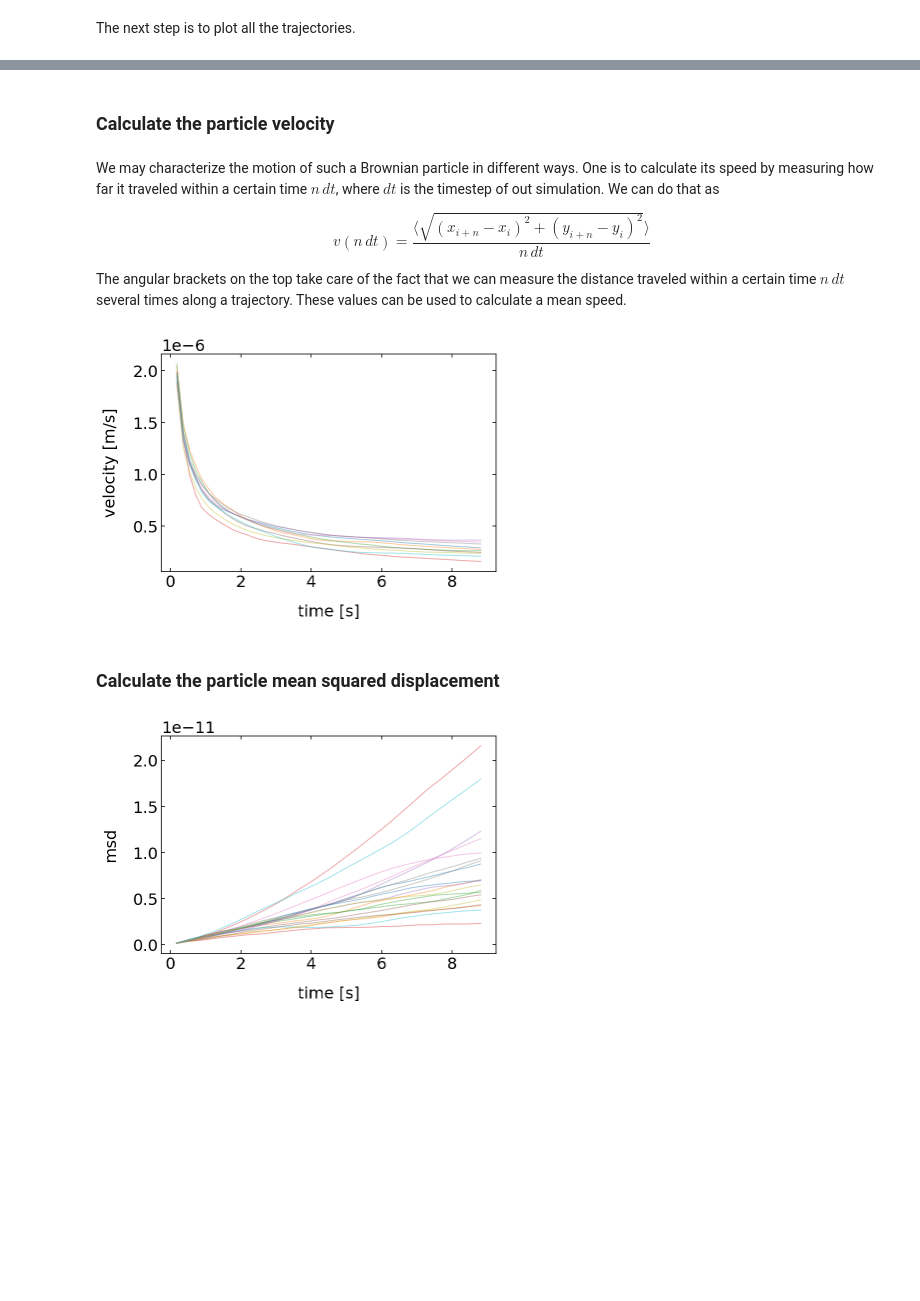
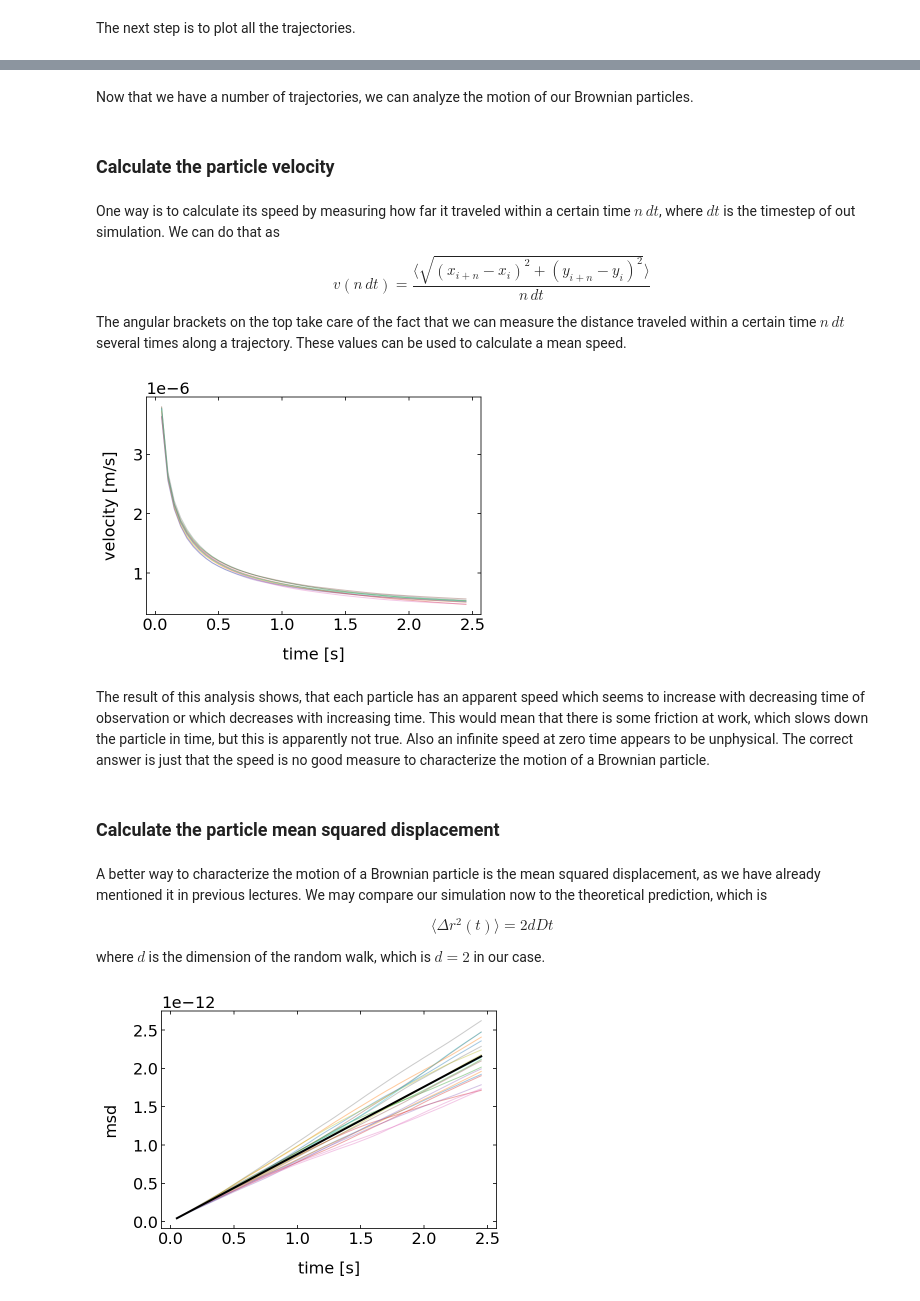
Before and after one commit to fcichos/website, a Jupyter notebook: docs/notebooks/L4/2_brownian_motion.ipynb, the cells around one changed output, grey strips where cells are left out. Cells and saved outputs as stored; diff of their text form; code cells hidden in the pictures; blank space fills up the shorter version.

Commit message:
Lecture 4 update

```diff
--- a/docs/notebooks/L4/2_brownian_motion.ipynb
+++ b/docs/notebooks/L4/2_brownian_motion.ipynb
@@ -81,37 +101,26 @@ class Colloid:
     def __init__(self,R, x0=0, y0=0):
         # add initialisation code here
         self.R=R
-        self.x=[]
-        self.y=[]
-        self.x.append(x0)
-        self.y.append(y0)
+        self.x=[x0]
+        self.y=[y0]
         Colloid.number=Colloid.number+1
         self.index=Colloid.number
         self.D=Colloid.f/self.R
 
-
-    # method to return the name
-    def get_size(self):
-        return(self.R)
-
-
     def get_D(self):
         return(self.D)
 
-    def sim_traj(self,N,dt):
-        sigma=np.sqrt(2*self.D*dt)
-        self.x,self.y=[(sigma*np.random.randn(N)).cumsum(),(sigma*np.random.randn(N)).cumsum()]
+    def sim_trajectory(self,N,dt):
+        for i in range(N):
+            self.update(dt)
 
     def update(self,dt):
         self.x.append(self.x[-1]+np.random.normal(0.0, np.sqrt(2*self.D*dt)))
         self.y.append(self.y[-1]+np.random.normal(0.0, np.sqrt(2*self.D*dt)))
-
-
+        return(self.x[-1],self.y[-1])
 
     def get_trajectory(self):
         return(pd.DataFrame({'x':self.x,'y':self.y}))
-
-
 
     # class method accessing a class variable
     @classmethod
@@ -131,11 +140,11 @@ With the help of this Colloid class, we would like to carry out simulations of B
 * start all at 0,0
 * particle objects should be stored in a list p_list
 # %%
-N=200 # the number of trajectory points
+N=2000 # the number of trajectory points
 n=200# the number of particles
 
 p_list=[]
-dt=0.18
+dt=0.05
 
 # creating all objects
 for i in range(n):
@@ -143,7 +152,7 @@ for i in range(n):
 
 
 for (index,p) in enumerate(p_list):
-    p.sim_traj(N,0.18)
+    p.sim_trajectory(N,dt)
 # %%
 print(p_list[0])
 # %% [output]
@@ -173,7 +182,9 @@ plt.show()
+# %% [markdown]
+Now that we have a number of trajectories, we can analyze the motion of our Brownian particles.
 # %% [markdown]
 ### Calculate the particle velocity
 # %% [markdown]
-We may characterize the motion of such a Brownian particle in different ways. One is to calculate its speed by measuring how far it traveled within a certain time $n\, dt$, where $dt$ is the timestep of out simulation. We can do that as
+One way is to calculate its speed by measuring how far it traveled within a certain time $n\, dt$, where $dt$ is the timestep of out simulation. We can do that as
 
 \begin{equation}
     v(n\, dt)=\frac{\langle\sqrt{(x_{i+n}-x_{i})^2+(y_{i+n}-y_{i})^2}\rangle}{n\,dt}
@@ -185,26 +196,38 @@ time=np.array(range(1,50))*dt
 
 for j in range(10):
     t=p_list[j].get_trajectory()
-    msd=[np.mean(np.sqrt(t.x.diff(i)**2+t.y.diff(i)**2)) for i in range(1,50)]
-    msd=msd/time
-    plt.plot(time,msd,alpha=0.4)
+    md=[np.mean(np.sqrt(t.x.diff(i)**2+t.y.diff(i)**2)) for i in range(1,50)]
+    md=md/time
+    plt.plot(time,md,alpha=0.4)
 
 plt.ylabel('velocity [m/s]')
 plt.xlabel('time [s]')
 plt.show()
 # %% [output]
-[figure, old version]
+[figure, new version]
+# %% [markdown]
+The result of this analysis shows, that each particle has an apparent speed which seems to increase with decreasing time of observation or which decreases with increasing time. This would mean that there is some friction at work, which slows down the particle in time, but this is apparently not true. Also an infinite speed at zero time appears to be unphysical.
+The correct answer is just that the speed is no good measure to characterize the motion of a Brownian particle.
 # %% [markdown]
 ### Calculate the particle mean squared displacement
+# %% [markdown]
+A better way to characterize the motion of a Brownian particle is the mean squared displacement, as we have already mentioned it in previous lectures. We may compare our simulation now to the theoretical prediction, which is
+
+\begin{equation}
+\langle \Delta r^{2}(t)\rangle=2 d D t
+\end{equation}
+
+where $d$ is the dimension of the random walk, which is $d=2$ in our case.
 # %%
 time=np.array(range(1,50))*dt
 for j in range(20):
     t=p_list[j].get_trajectory()
     msd=[np.mean(t.x.diff(i).dropna()**2+t.y.diff(i).dropna()**2) for i in range(1,50)]
     plt.plot(time,msd,alpha=0.4)
 
+plt.plot(time, 4*p_list[0].D*time,'k-',lw=2)
 plt.xlabel('time [s]')
 plt.ylabel('msd')
 plt.show()
 # %% [output]
-[figure, old version]
+[figure, new version]
```
Also changed, not shown: parts of 7 cells of this notebook, 17 other files.
